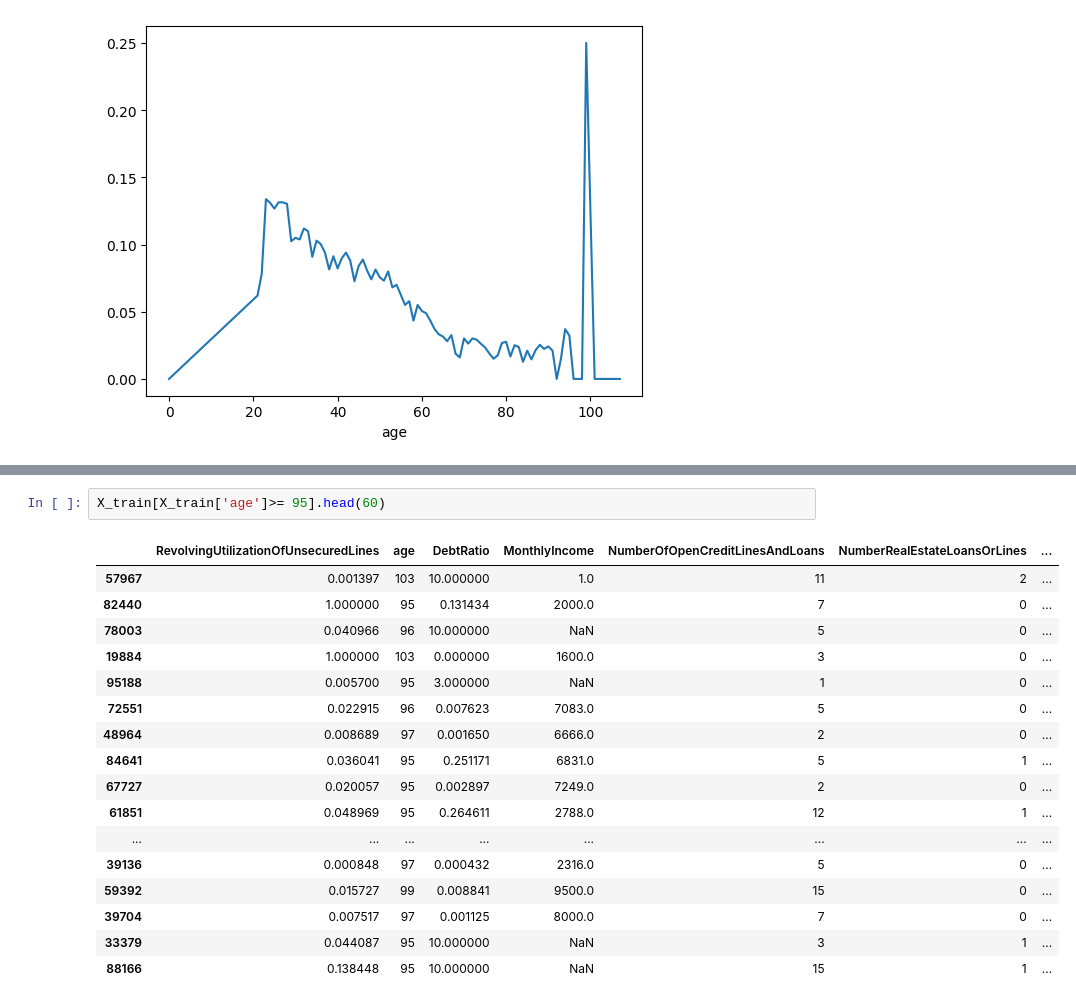
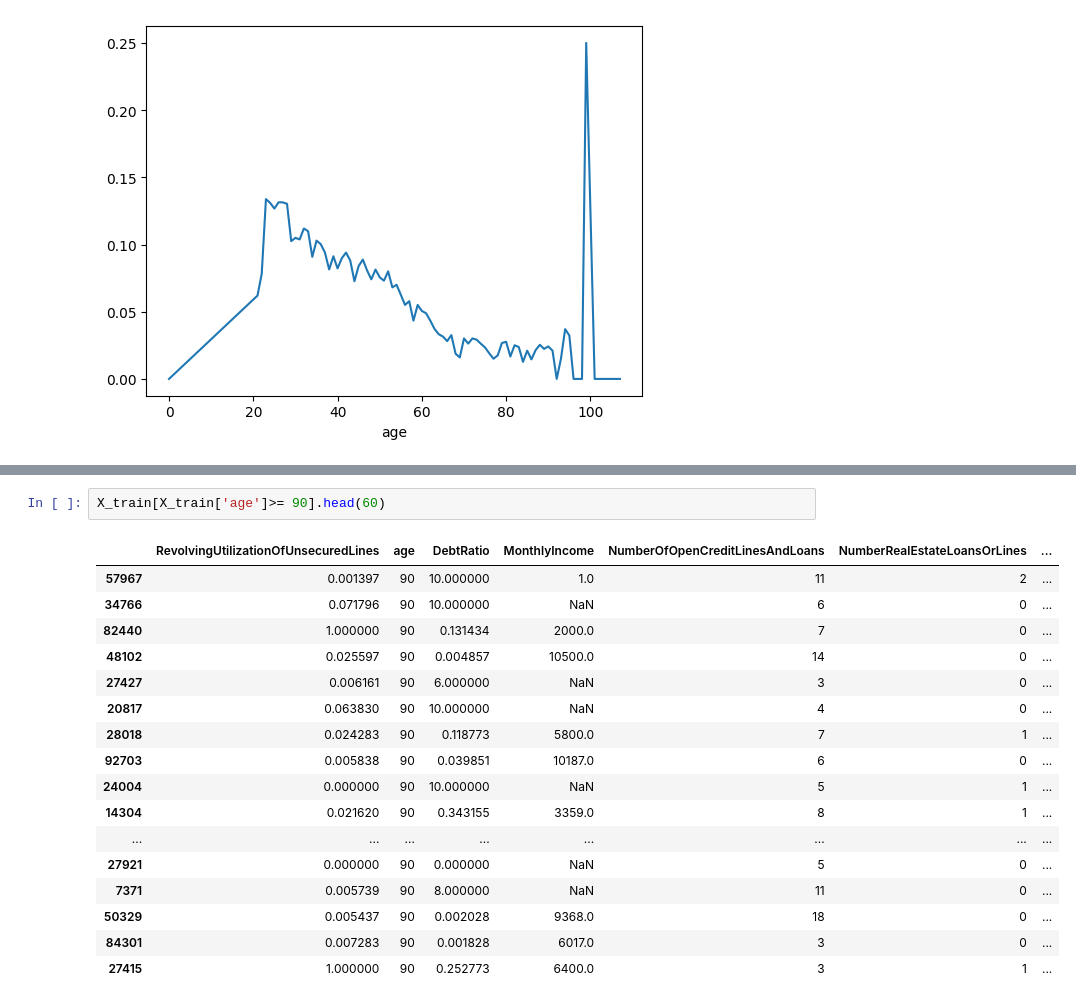
Before and after one commit to tawney-kirkland/credit, a Jupyter notebook: credit/modeling/modeling_exploration.ipynb, the cells around one changed output, grey strips where cells are left out. Drawn from its saved outputs; the diff is of its cells as text.

```diff
--- a/credit/modeling/modeling_exploration.ipynb
+++ b/credit/modeling/modeling_exploration.ipynb
@@ -741,20 +756,20 @@ Index(['SeriousDlqin2yrs', 'RevolvingUtilizationOfUnsecuredLines', 'age',
 # %%
-X_train[X_train['age']>= 95].head(60)
+X_train[X_train['age']>= 90].head(60)
 # %% [output]
 |  | RevolvingUtilizationOfUnsecuredLines | age | DebtRatio | MonthlyIncome | NumberOfOpenCreditLinesAndLoans | NumberRealEstateLoansOrLines | ... |
-| 57967 | 0.001397 | 103 | 10.000000 | 1.0 | 11 | 2 | ... |
-| 82440 | 1.000000 | 95 | 0.131434 | 2000.0 | 7 | 0 | ... |
-| 78003 | 0.040966 | 96 | 10.000000 | NaN | 5 | 0 | ... |
-| 19884 | 1.000000 | 103 | 0.000000 | 1600.0 | 3 | 0 | ... |
-| 95188 | 0.005700 | 95 | 3.000000 | NaN | 1 | 0 | ... |
-| 72551 | 0.022915 | 96 | 0.007623 | 7083.0 | 5 | 0 | ... |
-| 48964 | 0.008689 | 97 | 0.001650 | 6666.0 | 2 | 0 | ... |
-| 84641 | 0.036041 | 95 | 0.251171 | 6831.0 | 5 | 1 | ... |
-| 67727 | 0.020057 | 95 | 0.002897 | 7249.0 | 2 | 0 | ... |
-| 61851 | 0.048969 | 95 | 0.264611 | 2788.0 | 12 | 1 | ... |
+| 57967 | 0.001397 | 90 | 10.000000 | 1.0 | 11 | 2 | ... |
+| 34766 | 0.071796 | 90 | 10.000000 | NaN | 6 | 0 | ... |
+| 82440 | 1.000000 | 90 | 0.131434 | 2000.0 | 7 | 0 | ... |
+| 48102 | 0.025597 | 90 | 0.004857 | 10500.0 | 14 | 0 | ... |
+| 27427 | 0.006161 | 90 | 6.000000 | NaN | 3 | 0 | ... |
+| 20817 | 0.063830 | 90 | 10.000000 | NaN | 4 | 0 | ... |
+| 28018 | 0.024283 | 90 | 0.118773 | 5800.0 | 7 | 1 | ... |
+| 92703 | 0.005838 | 90 | 0.039851 | 10187.0 | 6 | 0 | ... |
+| 24004 | 0.000000 | 90 | 10.000000 | NaN | 5 | 1 | ... |
+| 14304 | 0.021620 | 90 | 0.343155 | 3359.0 | 8 | 1 | ... |
 | ... | ... | ... | ... | ... | ... | ... | ... |
-| 39136 | 0.000848 | 97 | 0.000432 | 2316.0 | 5 | 0 | ... |
-| 59392 | 0.015727 | 99 | 0.008841 | 9500.0 | 15 | 0 | ... |
-| 39704 | 0.007517 | 97 | 0.001125 | 8000.0 | 7 | 0 | ... |
-| 33379 | 0.044087 | 95 | 10.000000 | NaN | 3 | 1 | ... |
-| 88166 | 0.138448 | 95 | 10.000000 | NaN | 15 | 1 | ... |
+| 27921 | 0.000000 | 90 | 0.000000 | NaN | 5 | 0 | ... |
+| 7371 | 0.005739 | 90 | 8.000000 | NaN | 11 | 0 | ... |
+| 50329 | 0.005437 | 90 | 0.002028 | 9368.0 | 18 | 0 | ... |
+| 84301 | 0.007283 | 90 | 0.001828 | 6017.0 | 3 | 0 | ... |
+| 27415 | 1.000000 | 90 | 0.252773 | 6400.0 | 3 | 1 | ... |
```
Also changed, not shown: parts of 13 cells of this notebook, 1 other file.
